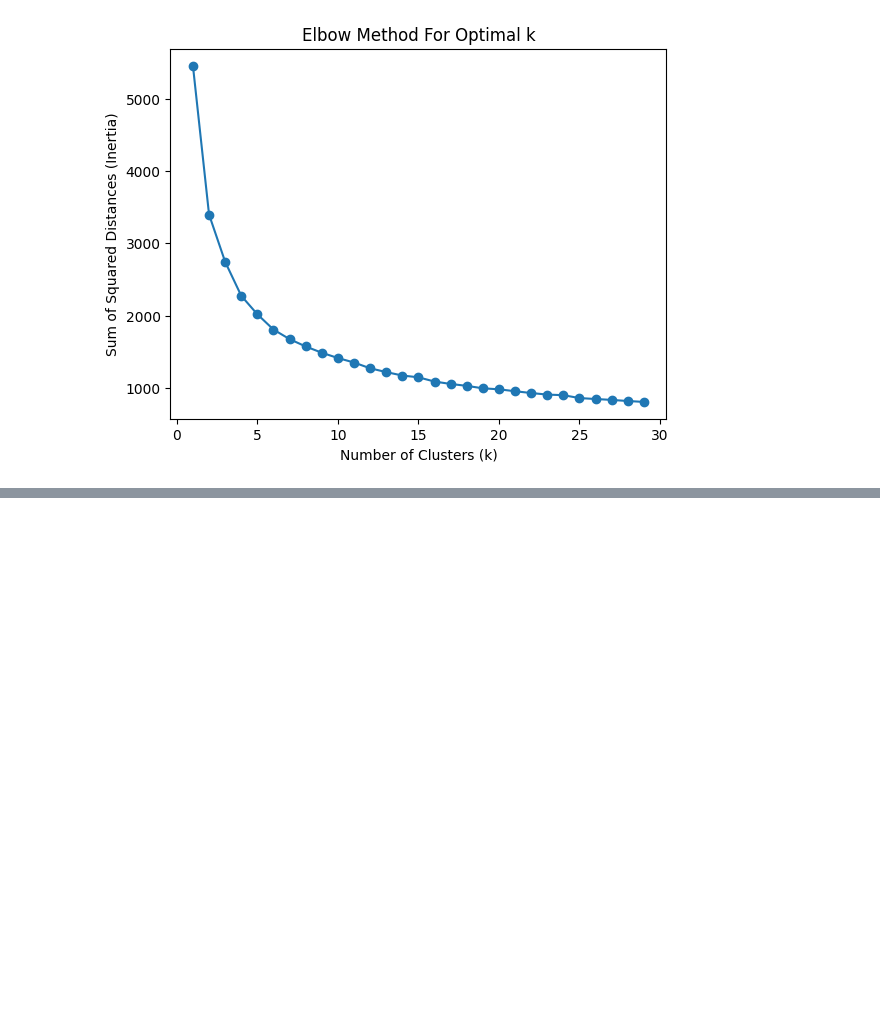
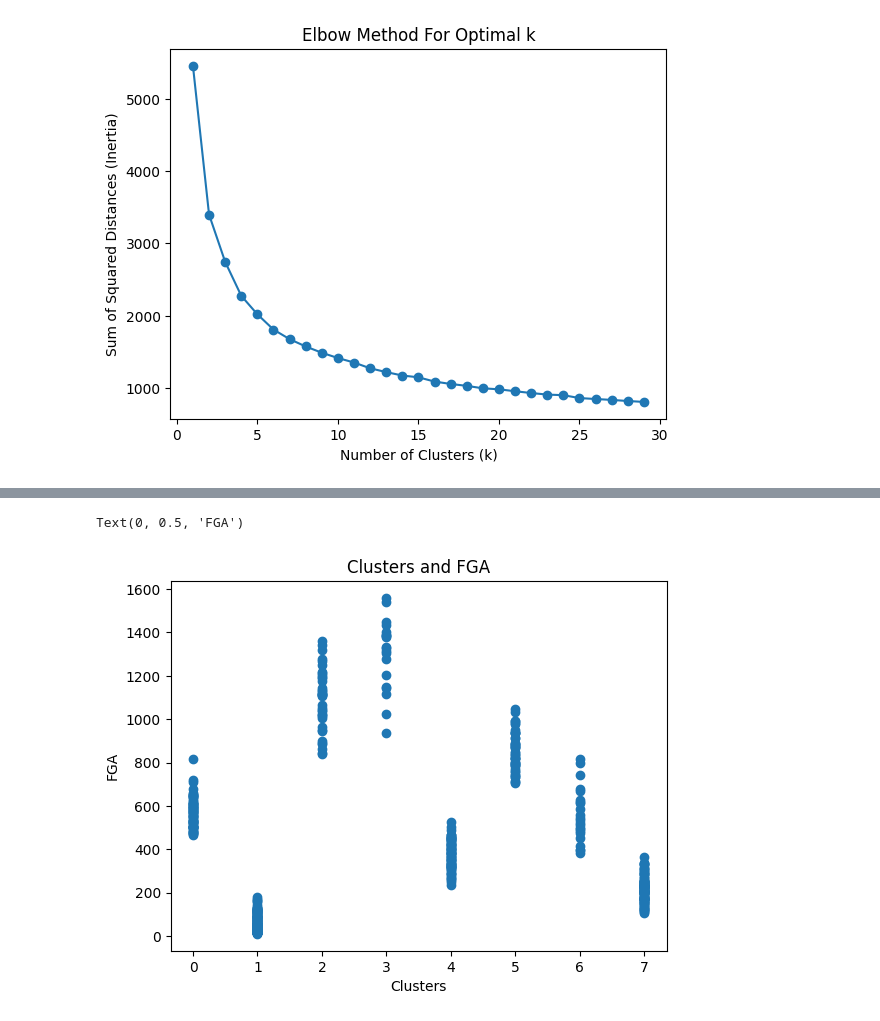
Before and after one commit to AJ-comm/NBA-3pt-shooter, a Jupyter notebook: 414clustering.ipynb, the cells around one changed output, grey strips where cells are left out. Drawn from its saved outputs; the diff is of its cells as text; code cells hidden in the pictures; blank space fills up the shorter version.

```diff
--- a/414clustering.ipynb
+++ b/414clustering.ipynb
@@ -225,0 +259,9 @@ plt.scatter()
+# %%
+# scatterplot the clusters and FGA
+plt.scatter(final_df[0],final_df['FGA'])
+plt.title('Clusters and FGA')
+plt.xlabel('Clusters')
+plt.ylabel('FGA')
+# %% [output]
+Text(0, 0.5, 'FGA')
+[figure, added]
```
Also changed, not shown: parts of 20 cells of this notebook.
